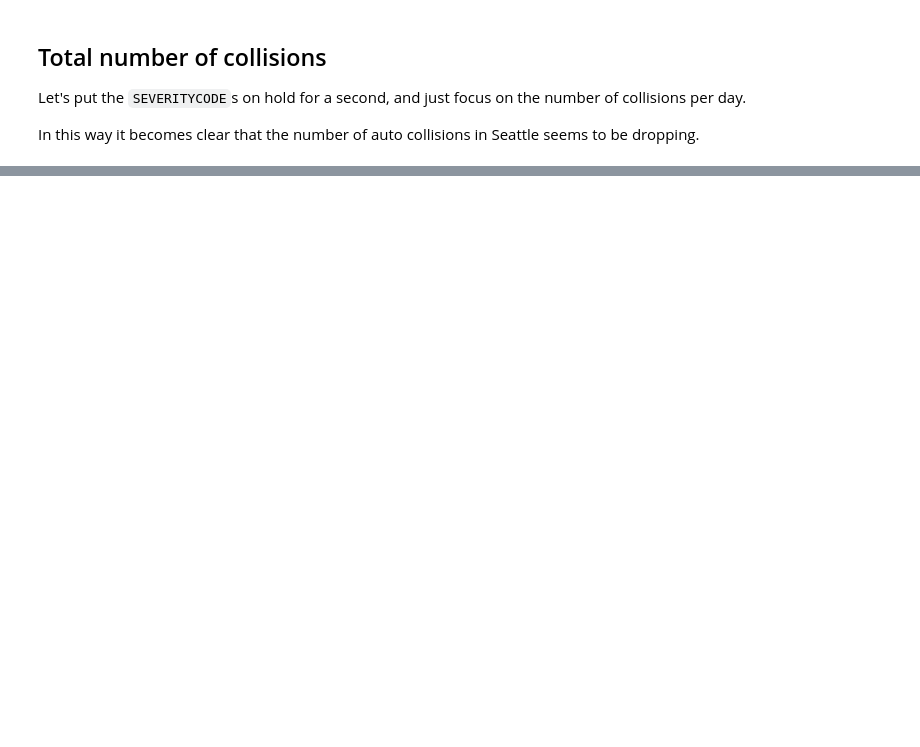
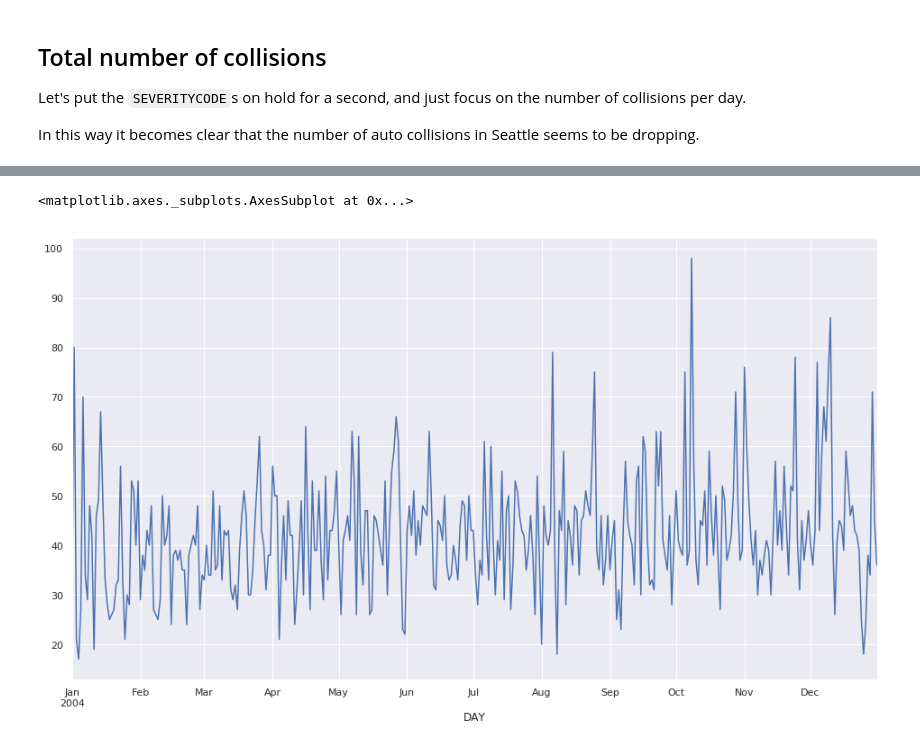
Before and after one commit to andrewmaurer/ml-techniques, a Jupyter notebook: Time Series Forecasting.ipynb, the cells around one changed output, grey strips where cells are left out. Saved outputs shown, nothing was run; the diff lists cells and outputs as text; code cells hidden in the pictures; blank space fills up the shorter version.

```diff
--- a/Time Series Forecasting.ipynb
+++ b/Time Series Forecasting.ipynb
@@ -159,0 +171,3 @@ data_ts.ALL.plot(figsize=(15,6))
+# %%
+tmp = data_ts.ALL[data_ts.index.year == 2004]
+tmp.index
@@ -159,0 +183,5 @@ data_ts.ALL.plot(figsize=(15,6))
+# %%
+tmp.plot(figsize=(16,9))
+# %% [output]
+<matplotlib.axes._subplots.AxesSubplot at 0x...>
+[figure, added]
```
Also changed, not shown: parts of 15 cells of this notebook.
